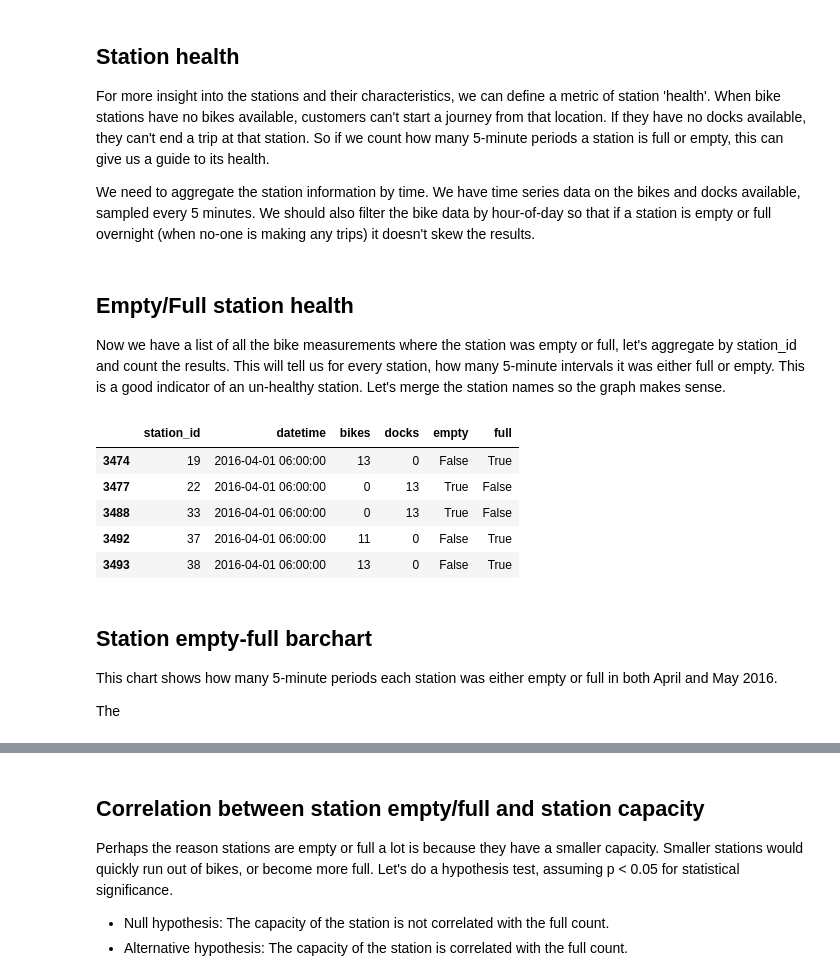
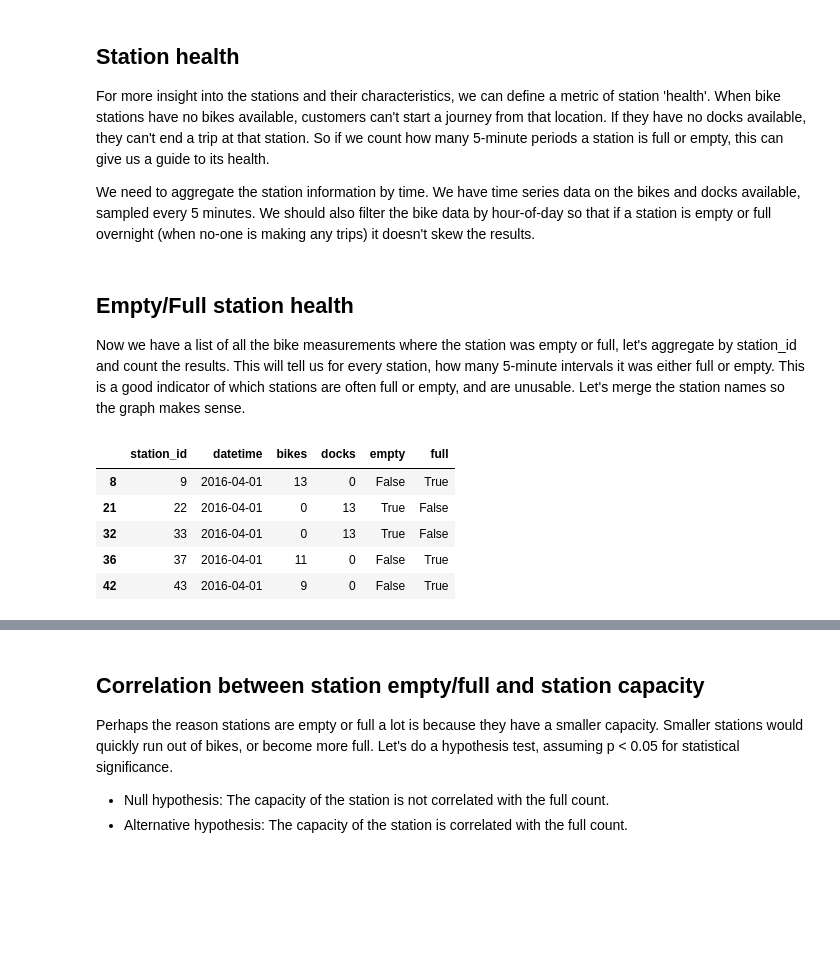
Before and after one commit to timgasser/bcycle-austin, a Jupyter notebook: notebooks/bcycle_stations.ipynb, the cells around one changed output, grey strips where cells are left out. Drawn from its saved outputs; the diff is of its cells as text; code cells hidden in the pictures; blank space fills up the shorter version.

```diff
--- a/notebooks/bcycle_stations.ipynb
+++ b/notebooks/bcycle_stations.ipynb
@@ -179,29 +173,22 @@ stations_df = load_stations()
 # %% [markdown]
 ## Empty/Full station health
 
-Now we have a list of all the bike measurements where the station was empty or full, let's aggregate by station_id and count the results. This will tell us for every station, how many 5-minute intervals it was either full or empty. This is a good indicator of an un-healthy station. Let's merge the station names so the graph makes sense.
+Now we have a list of all the bike measurements where the station was empty or full, let's aggregate by station_id and count the results. This will tell us for every station, how many 5-minute intervals it was either full or empty. This is a good indicator of which stations are often full or empty, and are unusable. Let's merge the station names so the graph makes sense.
 # %%
 # Using the bikes and stations dataframes, mask off so the only rows remaining
 # are either empty or full cases from 6AM onwards
 bike_empty_mask = bikes_df['bikes'] == 0
 bike_full_mask = bikes_df['docks'] == 0
-bike_hour_mask = bikes_df['datetime'].dt.hour >= 6
-bike_empty_full_mask = (bike_empty_mask | bike_full_mask) & bike_hour_mask
+bike_empty_full_mask = bike_empty_mask | bike_full_mask
 
 bikes_empty_full_df = bikes_df[bike_empty_full_mask].copy()
 bikes_empty_full_df['empty'] =  bikes_empty_full_df['bikes'] == 0
 bikes_empty_full_df['full'] = bikes_empty_full_df['docks'] == 0
 bikes_empty_full_df.head()
 # %% [output]
 |  | station_id | datetime | bikes | docks | empty | full |
-| 3474 | 19 | 2016-04-01 06:00:00 | 13 | 0 | False | True |
-| 3477 | 22 | 2016-04-01 06:00:00 | 0 | 13 | True | False |
-| 3488 | 33 | 2016-04-01 06:00:00 | 0 | 13 | True | False |
-| 3492 | 37 | 2016-04-01 06:00:00 | 11 | 0 | False | True |
-| 3493 | 38 | 2016-04-01 06:00:00 | 13 | 0 | False | True |
+| 8 | 9 | 2016-04-01 | 13 | 0 | False | True |
+| 21 | 22 | 2016-04-01 | 0 | 13 | True | False |
+| 32 | 33 | 2016-04-01 | 0 | 13 | True | False |
+| 36 | 37 | 2016-04-01 | 11 | 0 | False | True |
+| 42 | 43 | 2016-04-01 | 9 | 0 | False | True |
-# %% [markdown]
-## Station empty-full barchart
-
-This chart shows how many 5-minute periods each station was either empty or full in both April and May 2016.
-
-The
```
Also changed, not shown: parts of 18 cells of this notebook, 1 other file.
